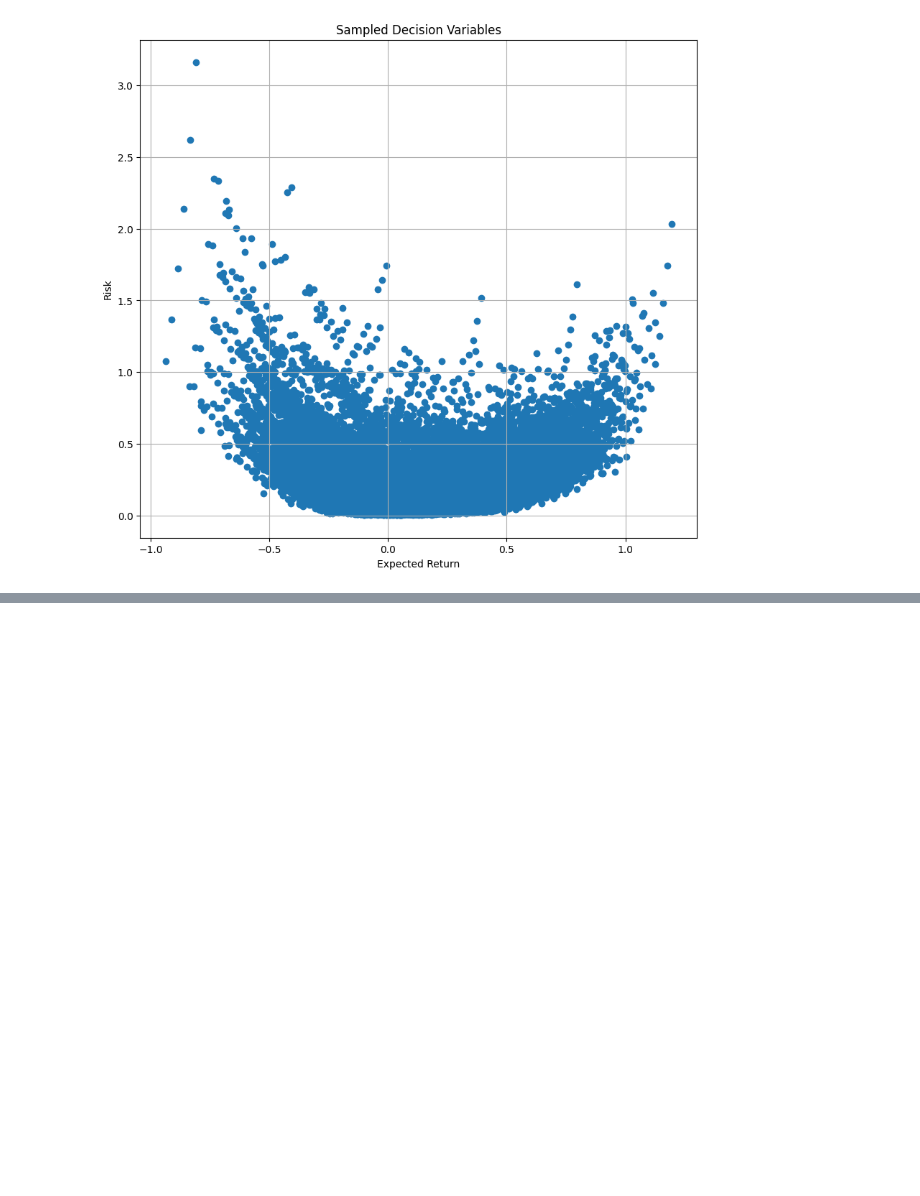
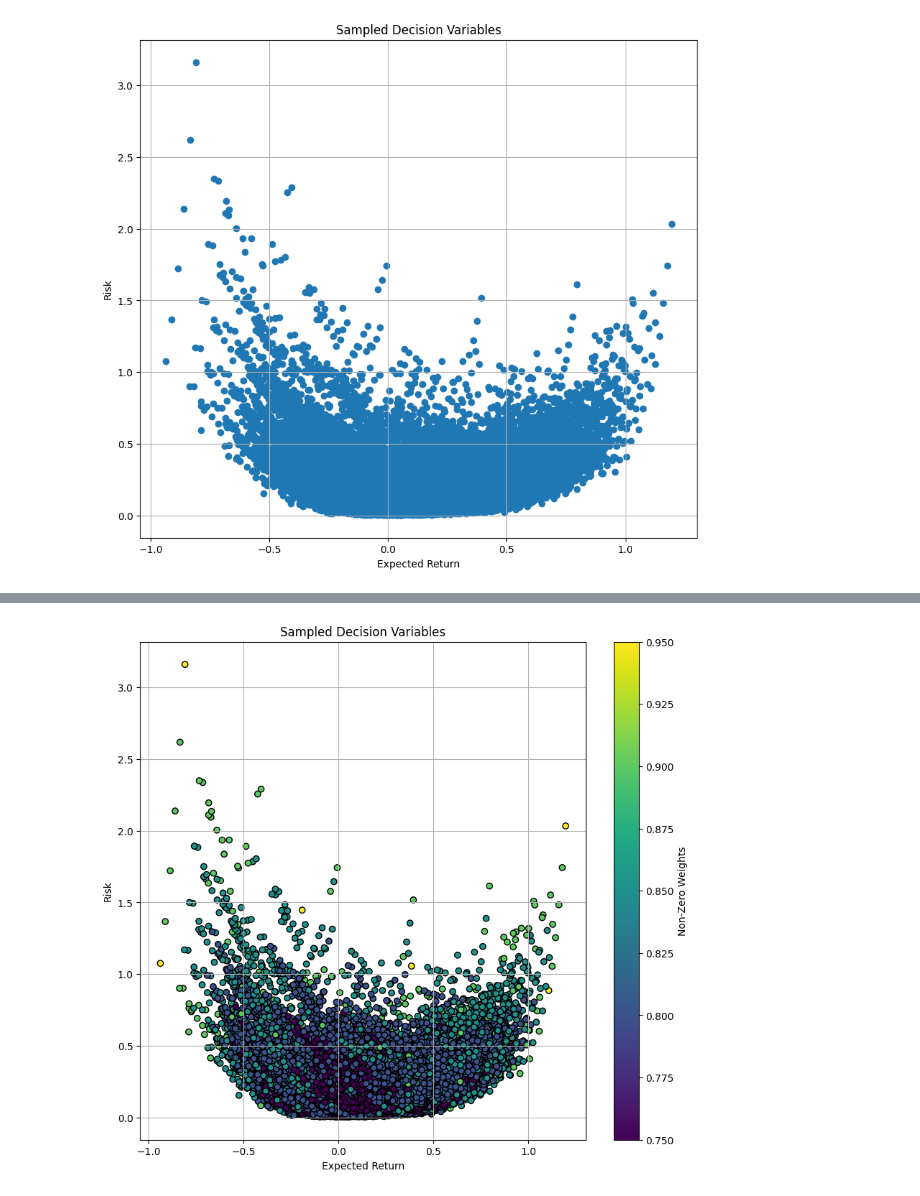
Before and after one commit to MatTheTab/MOO, a Jupyter notebook: Script2.ipynb, the cells around one changed output, grey strips where cells are left out. Drawn from its saved outputs; the diff is of its cells as text; code cells hidden in the pictures; blank space fills up the shorter version.

```diff
--- a/Script2.ipynb
+++ b/Script2.ipynb
@@ -270,0 +395,4 @@ solver.plot_front(solutions, n=20, step=0.2)
+# %%
+GS = GeneticSolver(data, linear_predictions, risks, population_size=100, mutation_probability=0.8, weight_size=20, num_dimensions=3)
+population = GS.genetic_optimize(generations=100, neighborhood_size=5)
+solutions = GS.get_solutions_from_population_3D(population)
@@ -270,0 +420,4 @@ solver.plot_front(solutions, n=20, step=0.2)
+# %%
+GS.plot_sampled_3D()
+# %% [output]
+[figure, added]
```
Also changed, not shown: parts of 8 cells of this notebook.
